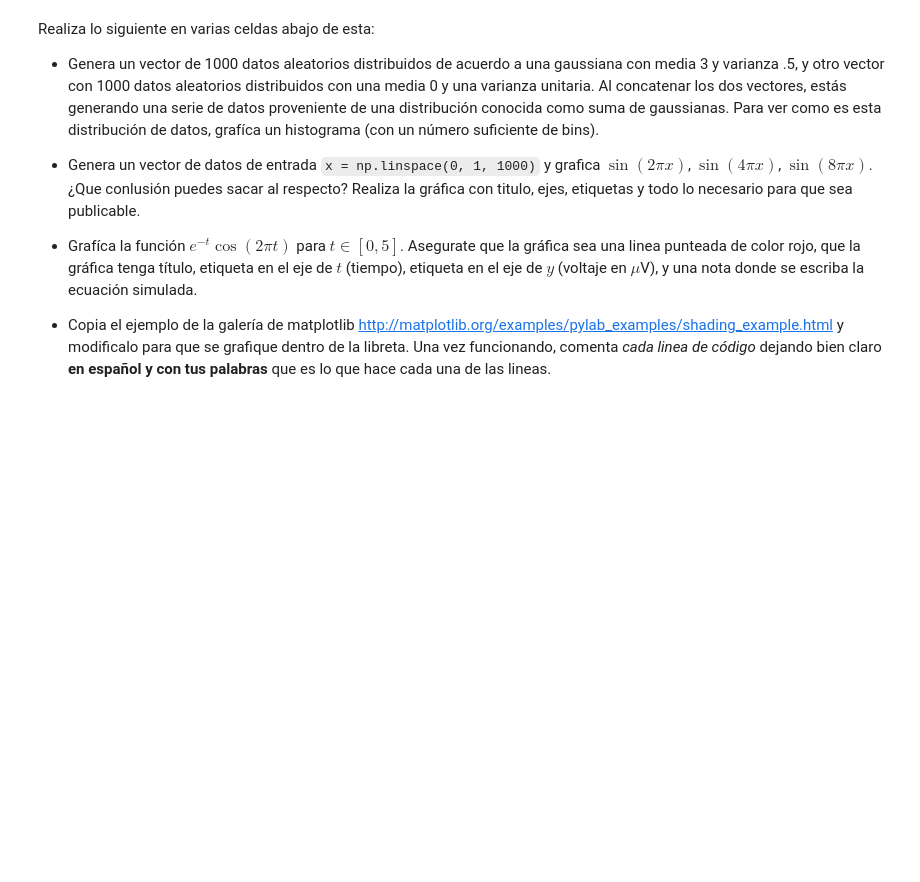
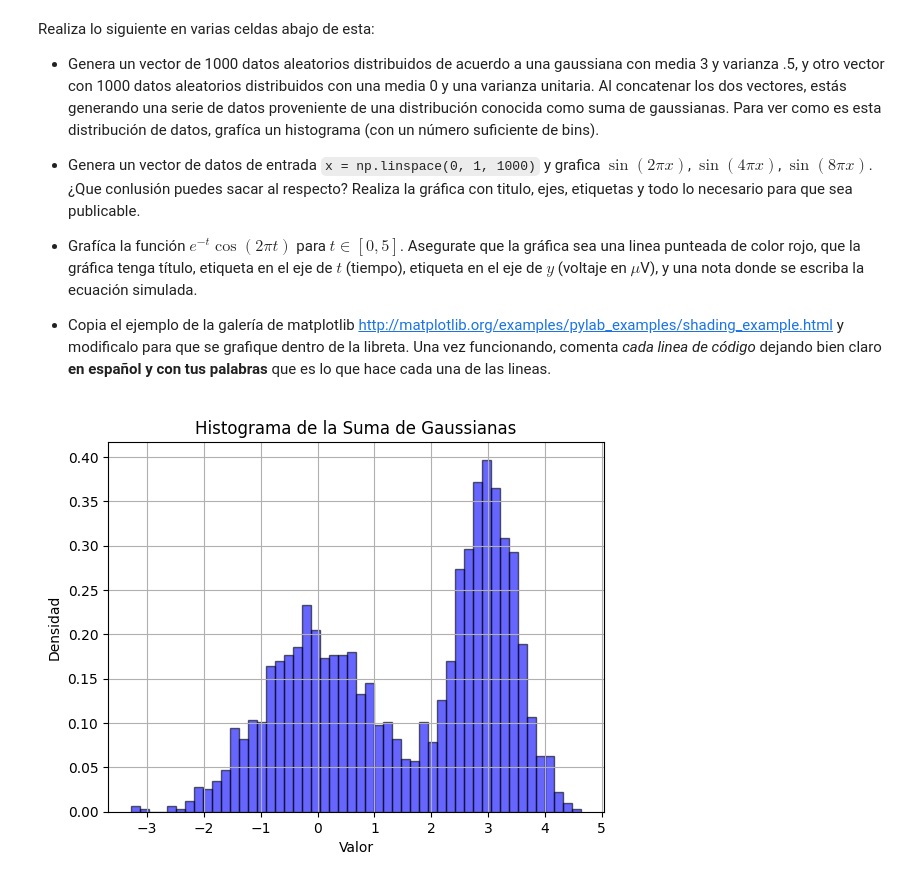
Before and after one commit to FranciscoAtondo/3-Aprendizaje, a Jupyter notebook: Introducción a Numpy y Matplotlib.ipynb, the cells around one changed output. Drawn from its saved outputs; the diff is of its cells as text; code cells hidden in the pictures; blank space fills up the shorter version.

```diff
--- a/Introducción a Numpy y Matplotlib.ipynb
+++ b/Introducción a Numpy y Matplotlib.ipynb
@@ -454,0 +459,19 @@ Realiza lo siguiente en varias celdas abajo de esta:
+# %%
+# 1)
+x = np.random.normal(3, 0.5, 1000)
+y = np.random.normal(0, 1, 1000)
+
+# Concatena los datos
+x_total = np.concatenate([x, y])
+
+# Graficar Histograma
+plt.hist(x_total, bins=50, density=True, alpha=0.6, color='b', edgecolor='black')
+plt.xlabel('Valor')
+plt.ylabel('Densidad')
+plt.title('Histograma de la Suma de Gaussianas')
+plt.grid(True)
+plt.show()
+
+#print(x)
+# %% [output]
+[figure, added]
```
Also changed, not shown: parts of 7 cells of this notebook.
